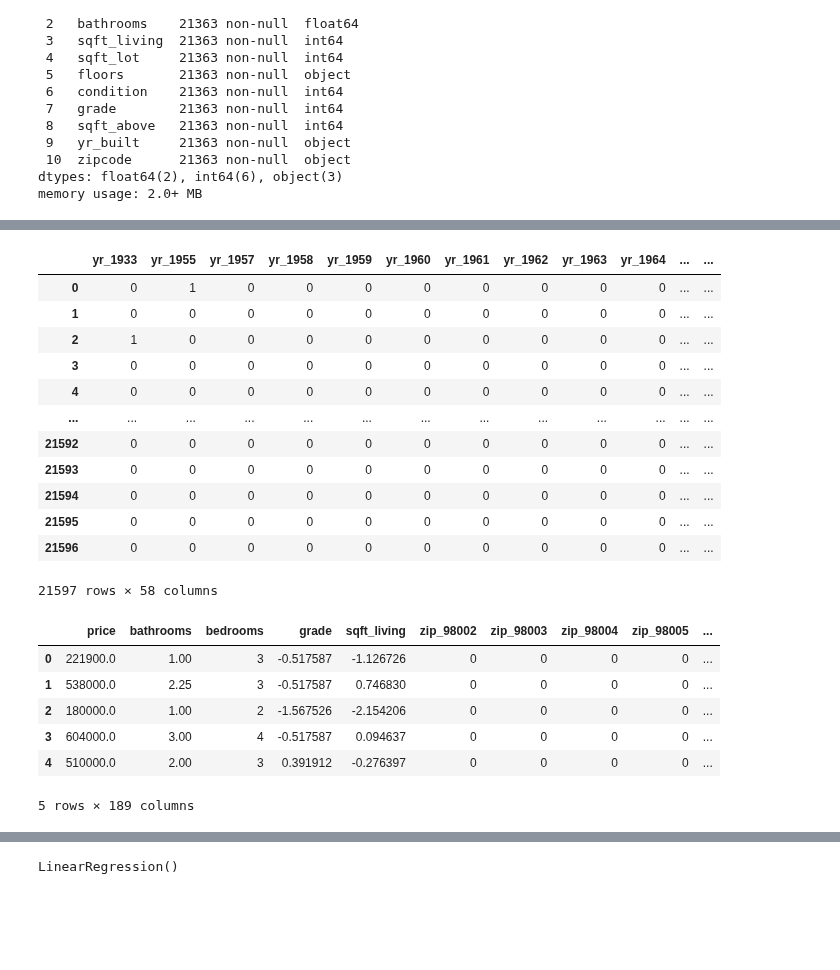
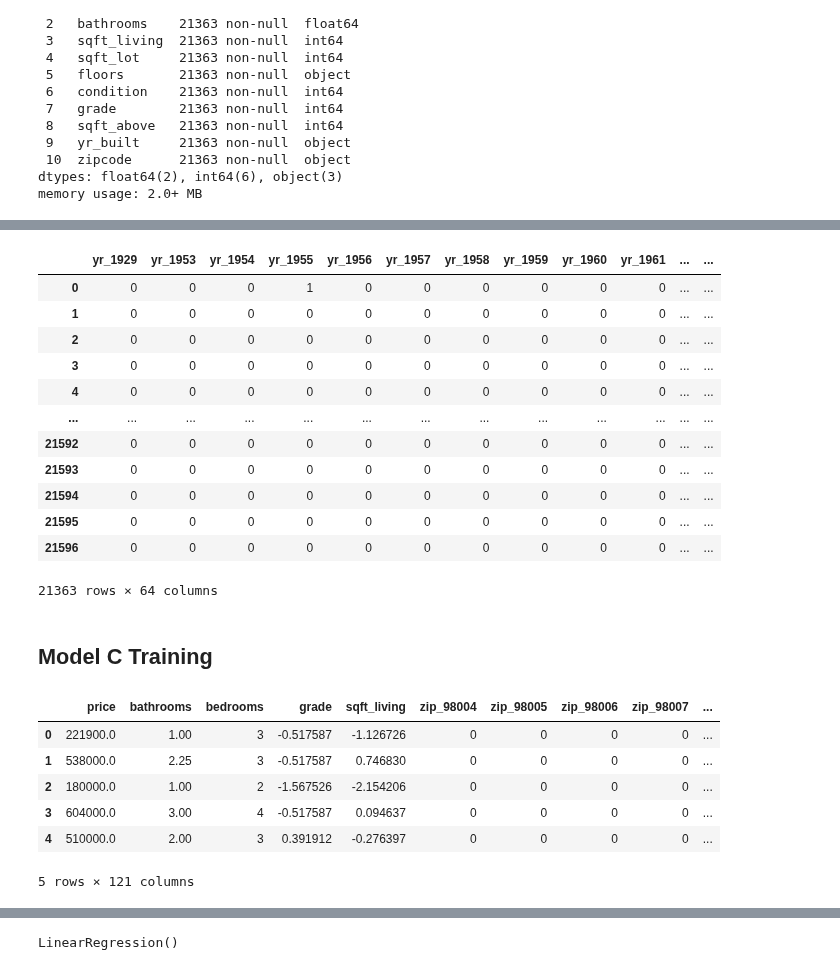
Before and after one commit to jmg0144/Housing-Linear-Regression-Analysis, a Jupyter notebook: home-sales-analysis.ipynb, the cells around one changed output, grey strips where cells are left out. Cells and saved outputs as stored; diff of their text form; code cells hidden in the pictures; blank space fills up the shorter version.

```diff
--- a/home-sales-analysis.ipynb
+++ b/home-sales-analysis.ipynb
@@ -679,3 +675,8 @@ memory usage: 2.0+ MB
 zip_dummies_c = pd.get_dummies(df_outliers['zipcode'], prefix='zip', drop_first=True)
 yr_dummies_c = pd.get_dummies(df_outliers['yr_built'], prefix='yr', drop_first=True)
 floor_dummies_c = pd.get_dummies(df_outliers['floors'], prefix='flr', drop_first=True)
+# %%
+updated_zip_c = zip_dummies_c.drop(['zip_98002','zip_98003','zip_98022','zip_98023','zip_98030','zip_98031',
+                                'zip_98032','zip_98038','zip_98042','zip_98055','zip_98058','zip_98092',
+                                  'zip_98188','zip_98168','zip_98178','zip_98188','zip_98148','zip_98198'], axis=1)
+updated_zip_c.head()
@@ -681,0 +691,9 @@ floor_dummies_c = pd.get_dummies(df_outliers['floors'], prefix='flr', drop_first
+# %%
+updated_yr_c = yr_dummies_c.drop(['yr_1901','yr_1902','yr_1903','yr_1904','yr_1905','yr_1906','yr_1907','yr_1908',
+                             'yr_1909','yr_1910','yr_1911','yr_1912','yr_1913','yr_1914','yr_1915','yr_1916',
+                             'yr_1917','yr_1918','yr_1919','yr_1920','yr_1921','yr_1922','yr_1923','yr_1924',
+                             'yr_1925','yr_1926','yr_1927','yr_1928','yr_1930','yr_1931','yr_1932','yr_1933',
+                             'yr_1934','yr_1935','yr_1936','yr_1937','yr_1938','yr_1939','yr_1940','yr_1941',
+                             'yr_1942','yr_1943','yr_1944','yr_1945','yr_1946','yr_1947','yr_1948','yr_1949',
+                             'yr_1950','yr_1951','yr_1952'], axis=1)
+updated_yr_c.head()
@@ -682,17 +708,17 @@ floor_dummies_c = pd.get_dummies(df_outliers['floors'], prefix='flr', drop_first
 # %%
 model_c = pd.DataFrame([])
 price_c = df_outliers['price']
 bathrooms_c = df_outliers['bathrooms']
 bedrooms_c = df_outliers['bedrooms']
 scaled_grade
 scaled_sqft_c
-zip_dummies_c
-yr_dummies_c
+updated_zip_c
+updated_yr_c
 # %% [output]
-|  | yr_1933 | yr_1955 | yr_1957 | yr_1958 | yr_1959 | yr_1960 | yr_1961 | yr_1962 | yr_1963 | yr_1964 | ... | ... |
-| 0 | 0 | 1 | 0 | 0 | 0 | 0 | 0 | 0 | 0 | 0 | ... | ... |
+|  | yr_1929 | yr_1953 | yr_1954 | yr_1955 | yr_1956 | yr_1957 | yr_1958 | yr_1959 | yr_1960 | yr_1961 | ... | ... |
+| 0 | 0 | 0 | 0 | 1 | 0 | 0 | 0 | 0 | 0 | 0 | ... | ... |
 | 1 | 0 | 0 | 0 | 0 | 0 | 0 | 0 | 0 | 0 | 0 | ... | ... |
-| 2 | 1 | 0 | 0 | 0 | 0 | 0 | 0 | 0 | 0 | 0 | ... | ... |
+| 2 | 0 | 0 | 0 | 0 | 0 | 0 | 0 | 0 | 0 | 0 | ... | ... |
 | 3 | 0 | 0 | 0 | 0 | 0 | 0 | 0 | 0 | 0 | 0 | ... | ... |
 | 4 | 0 | 0 | 0 | 0 | 0 | 0 | 0 | 0 | 0 | 0 | ... | ... |
 | ... | ... | ... | ... | ... | ... | ... | ... | ... | ... | ... | ... | ... |
@@ -701,18 +727,20 @@ yr_dummies_c
 | 21594 | 0 | 0 | 0 | 0 | 0 | 0 | 0 | 0 | 0 | 0 | ... | ... |
 | 21595 | 0 | 0 | 0 | 0 | 0 | 0 | 0 | 0 | 0 | 0 | ... | ... |
 | 21596 | 0 | 0 | 0 | 0 | 0 | 0 | 0 | 0 | 0 | 0 | ... | ... |
-21597 rows × 58 columns
+21363 rows × 64 columns
+# %% [markdown]
+## Model C Training
 # %%
-model_c = pd.concat([price_c, bathrooms_c, bedrooms_c, scaled_grade, scaled_sqft_c, zip_dummies_c, yr_dummies_c], axis=1)
+model_c = pd.concat([price_c, bathrooms_c, bedrooms_c, scaled_grade, scaled_sqft_c, updated_zip_c, updated_yr_c], axis=1)
 model_c.head()
 # %% [output]
-|  | price | bathrooms | bedrooms | grade | sqft_living | zip_98002 | zip_98003 | zip_98004 | zip_98005 | ... |
+|  | price | bathrooms | bedrooms | grade | sqft_living | zip_98004 | zip_98005 | zip_98006 | zip_98007 | ... |
 | 0 | 221900.0 | 1.00 | 3 | -0.517587 | -1.126726 | 0 | 0 | 0 | 0 | ... |
 | 1 | 538000.0 | 2.25 | 3 | -0.517587 | 0.746830 | 0 | 0 | 0 | 0 | ... |
 | 2 | 180000.0 | 1.00 | 2 | -1.567526 | -2.154206 | 0 | 0 | 0 | 0 | ... |
 | 3 | 604000.0 | 3.00 | 4 | -0.517587 | 0.094637 | 0 | 0 | 0 | 0 | ... |
 | 4 | 510000.0 | 2.00 | 3 | 0.391912 | -0.276397 | 0 | 0 | 0 | 0 | ... |
-5 rows × 189 columns
+5 rows × 121 columns
 # %%
 model_c.info()
 # %% [output]
```
Also changed, not shown: parts of 73 cells of this notebook.
